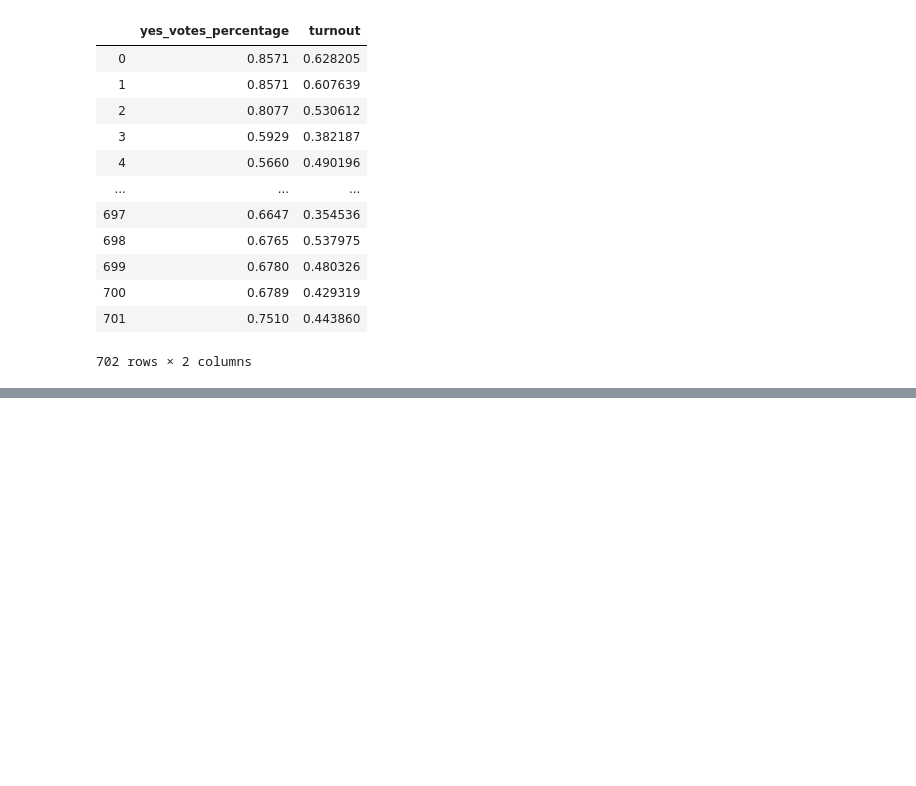
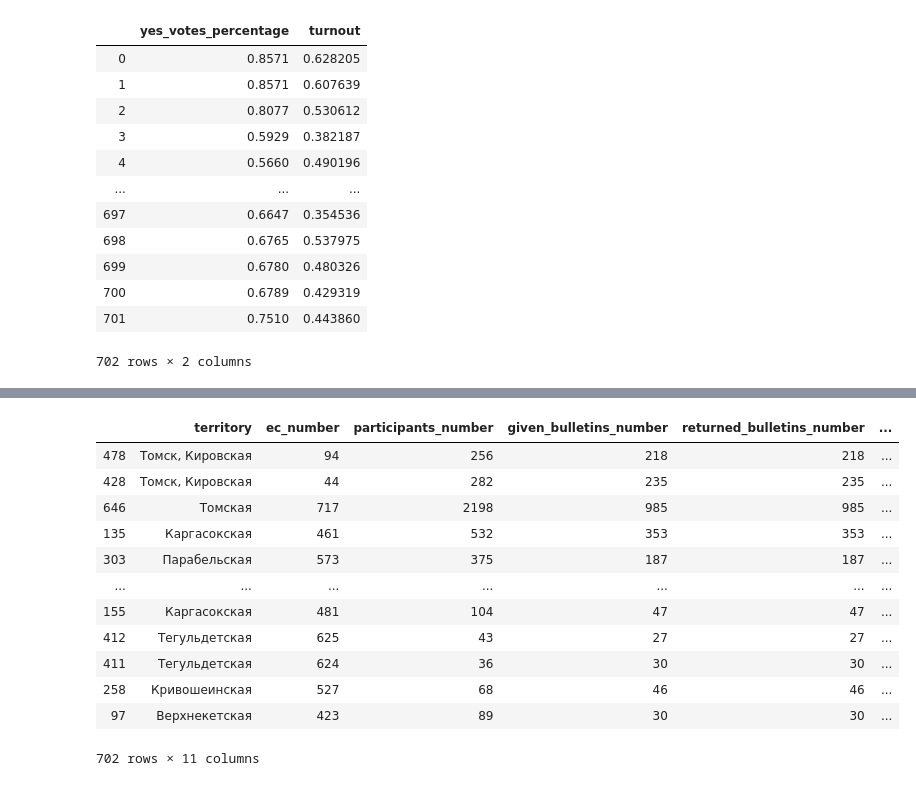
Before and after one commit to ectuser/ConstitutionVoteAnalysis, a Jupyter notebook: Data/Analysis.ipynb, the cells around one changed output, grey strips where cells are left out. Saved outputs shown, nothing was run; the diff lists cells and outputs as text; code cells hidden in the pictures; blank space fills up the shorter version.

```diff
--- a/Data/Analysis.ipynb
+++ b/Data/Analysis.ipynb
@@ -54,0 +64,16 @@ plt.show()
+# %%
+data.sort_values(by=['no_votes_percentage'], ascending=False)
+# %% [output]
+|  | territory | ec_number | participants_number | given_bulletins_number | returned_bulletins_number | ... |
+| 478 | Томск, Кировская | 94 | 256 | 218 | 218 | ... |
+| 428 | Томск, Кировская | 44 | 282 | 235 | 235 | ... |
+| 646 | Томская | 717 | 2198 | 985 | 985 | ... |
+| 135 | Каргасокская | 461 | 532 | 353 | 353 | ... |
+| 303 | Парабельская | 573 | 375 | 187 | 187 | ... |
+| ... | ... | ... | ... | ... | ... | ... |
+| 155 | Каргасокская | 481 | 104 | 47 | 47 | ... |
+| 412 | Тегульдетская | 625 | 43 | 27 | 27 | ... |
+| 411 | Тегульдетская | 624 | 36 | 30 | 30 | ... |
+| 258 | Кривошеинская | 527 | 68 | 46 | 46 | ... |
+| 97 | Верхнекетская | 423 | 89 | 30 | 30 | ... |
+702 rows × 11 columns
```
Also changed, not shown: parts of 1 cell of this notebook.
